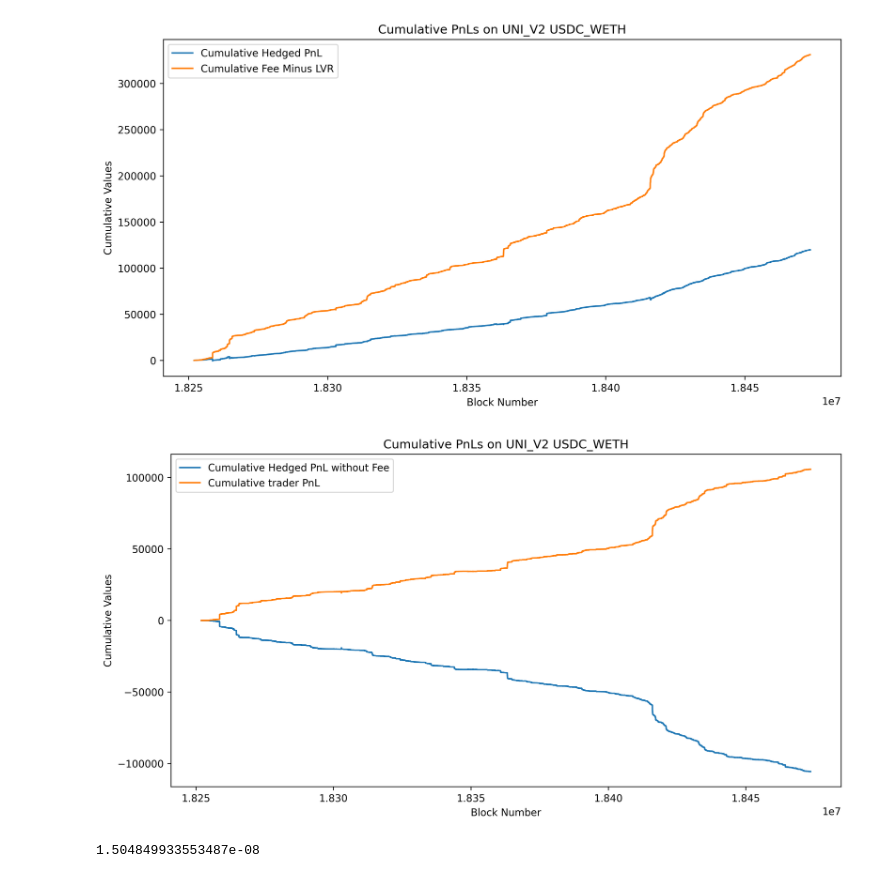
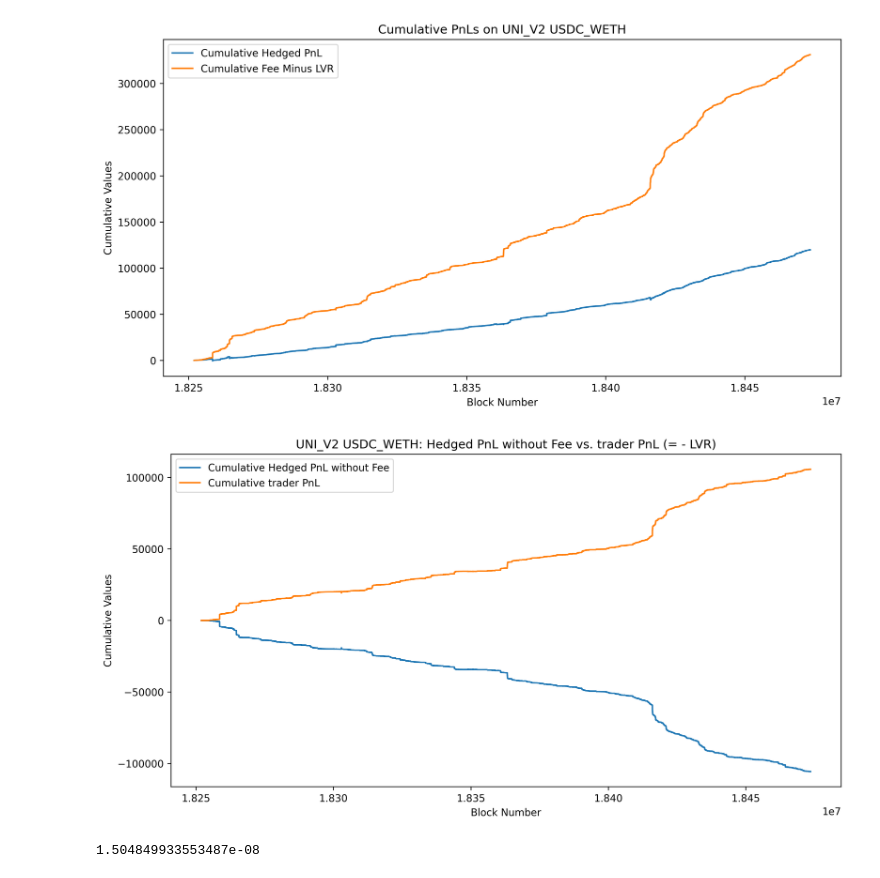
Before and after one commit to kosunghun317/orakle_amm, a Jupyter notebook: reproduce_MMRZ.ipynb, the cells around one changed output. Drawn from its saved outputs; the diff is of its cells as text; code cells hidden in the pictures.

```diff
--- a/reproduce_MMRZ.ipynb
+++ b/reproduce_MMRZ.ipynb
@@ -165,30 +165,30 @@ plt.show()
 # %%
 """
 In the paper, accumulated fee is not re-invested. We follow this regime.
 
 Plot hedged PnL without Fee and LVR
 """
 plt.figure(figsize=(12, 6), dpi=300)
 
 plt.plot(
     df["blockNumber"],
     df["cum_poolPnLWithoutFee"] - df["cum_rebalancingStrategyPnL"],
     label="Cumulative Hedged PnL without Fee",
 )
 plt.plot(
     df["blockNumber"],
     df["cum_traderPnL"],
     label="Cumulative trader PnL",
 )
 
 plt.xlabel("Block Number")
 plt.ylabel("Cumulative Values")
-plt.title(f"Cumulative PnLs on {DEX} {PAIR}")
+plt.title(f"{DEX} {PAIR}: Hedged PnL without Fee vs. trader PnL (= - LVR)")
 plt.legend()
 
 plt.show()
 # %% [output]
-[figure, old version]
+[figure, new version]
 # %%
 """
 They look identical, and indeed it is true. The difference was due to reinvested fees. Everything from the paper works well :)
```
Also changed, not shown: parts of 2 cells of this notebook.
